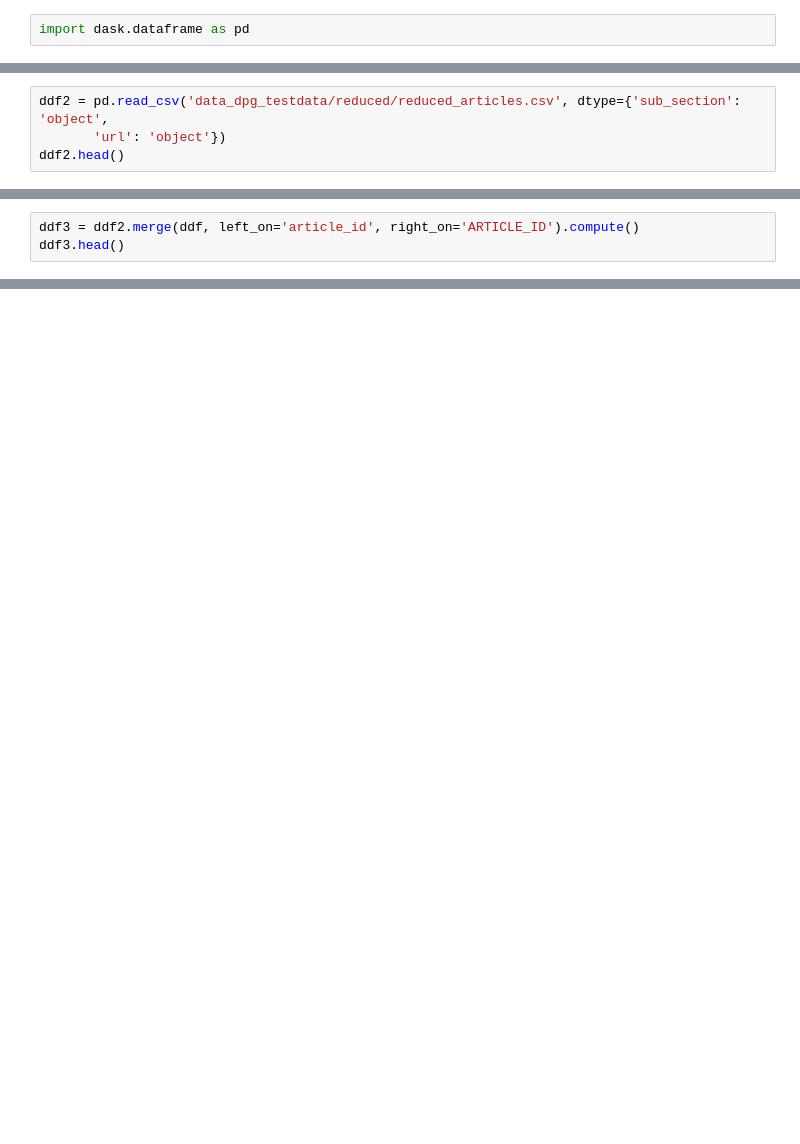
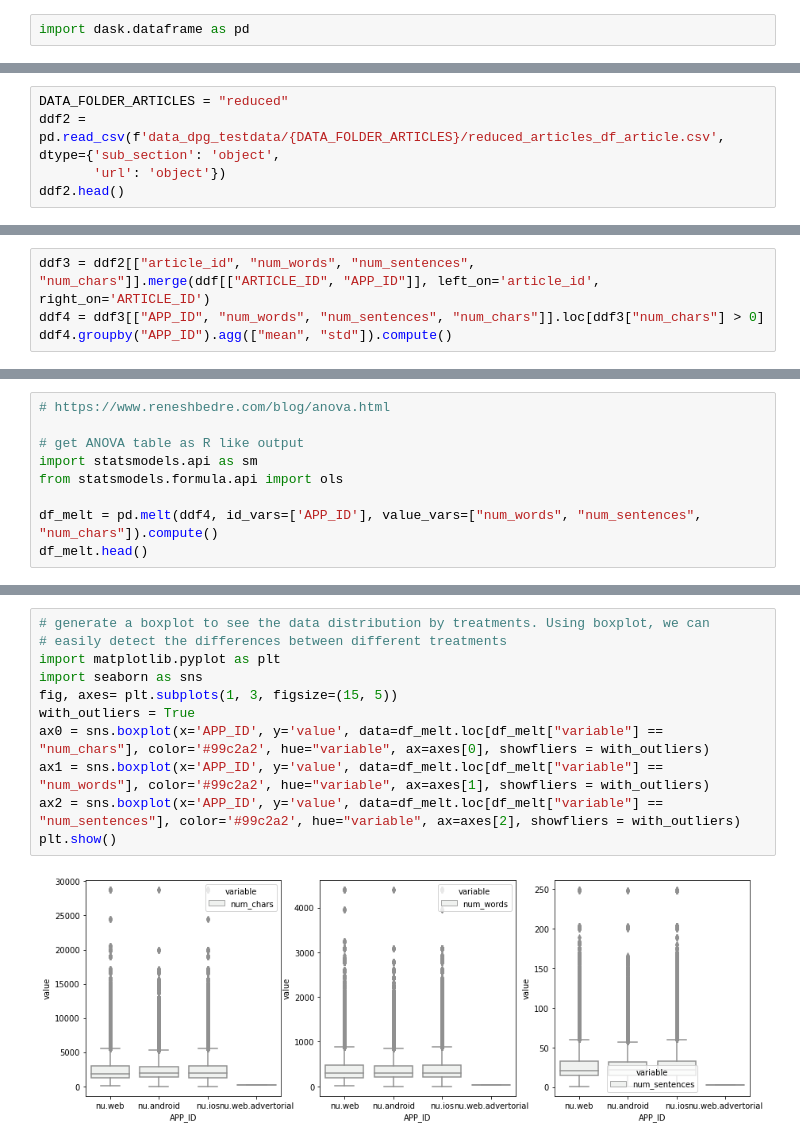
Before and after one commit to Olu93/work_beyond_clicks, a Jupyter notebook: example_jupyter_notebook.ipynb, the cells around one changed output, grey strips where cells are left out. Drawn from its saved outputs; the diff is of its cells as text; blank space fills up the shorter version.

Commit message:
Current version. Before removing all anovas

```diff
--- a/example_jupyter_notebook.ipynb
+++ b/example_jupyter_notebook.ipynb
@@ -42,5 +67,6 @@ ddf.groupby(['REFR_URLHOST']).count().compute()
 # %%
-ddf2 = pd.read_csv('data_dpg_testdata/reduced/reduced_articles.csv', dtype={'sub_section': 'object',
+DATA_FOLDER_ARTICLES = "reduced"
+ddf2 = pd.read_csv(f'data_dpg_testdata/{DATA_FOLDER_ARTICLES}/reduced_articles_df_article.csv', dtype={'sub_section': 'object',
        'url': 'object'})
 ddf2.head()
 # %% [output]
@@ -63,4 +88,5 @@ ddf2[["num_sentences"]].head()
 # %%
-ddf3 = ddf2.merge(ddf, left_on='article_id', right_on='ARTICLE_ID').compute()
-ddf3.head()
+ddf3 = ddf2[["article_id", "num_words", "num_sentences", "num_chars"]].merge(ddf[["ARTICLE_ID", "APP_ID"]], left_on='article_id', right_on='ARTICLE_ID')
+ddf4 = ddf3[["APP_ID", "num_words", "num_sentences", "num_chars"]].loc[ddf3["num_chars"] > 0]
+ddf4.groupby("APP_ID").agg(["mean", "std"]).compute()
 # %% [output]
@@ -67,0 +110,9 @@ NameError: name 'ddf' is not defined
+# %%
+# https://www.reneshbedre.com/blog/anova.html
+
+# get ANOVA table as R like output
+import statsmodels.api as sm
+from statsmodels.formula.api import ols
+
+df_melt = pd.melt(ddf4, id_vars=['APP_ID'], value_vars=["num_words", "num_sentences", "num_chars"]).compute()
+df_melt.head()
@@ -67,0 +159,13 @@ NameError: name 'ddf' is not defined
+# %%
+# generate a boxplot to see the data distribution by treatments. Using boxplot, we can
+# easily detect the differences between different treatments
+import matplotlib.pyplot as plt
+import seaborn as sns
+fig, axes= plt.subplots(1, 3, figsize=(15, 5))
+with_outliers = True
+ax0 = sns.boxplot(x='APP_ID', y='value', data=df_melt.loc[df_melt["variable"] == "num_chars"], color='#99c2a2', hue="variable", ax=axes[0], showfliers = with_outliers)
+ax1 = sns.boxplot(x='APP_ID', y='value', data=df_melt.loc[df_melt["variable"] == "num_words"], color='#99c2a2', hue="variable", ax=axes[1], showfliers = with_outliers)
+ax2 = sns.boxplot(x='APP_ID', y='value', data=df_melt.loc[df_melt["variable"] == "num_sentences"], color='#99c2a2', hue="variable", ax=axes[2], showfliers = with_outliers)
+plt.show()
+# %% [output]
+[figure, added]
```
Also changed, not shown: parts of 22 cells of this notebook, 3 other files.
